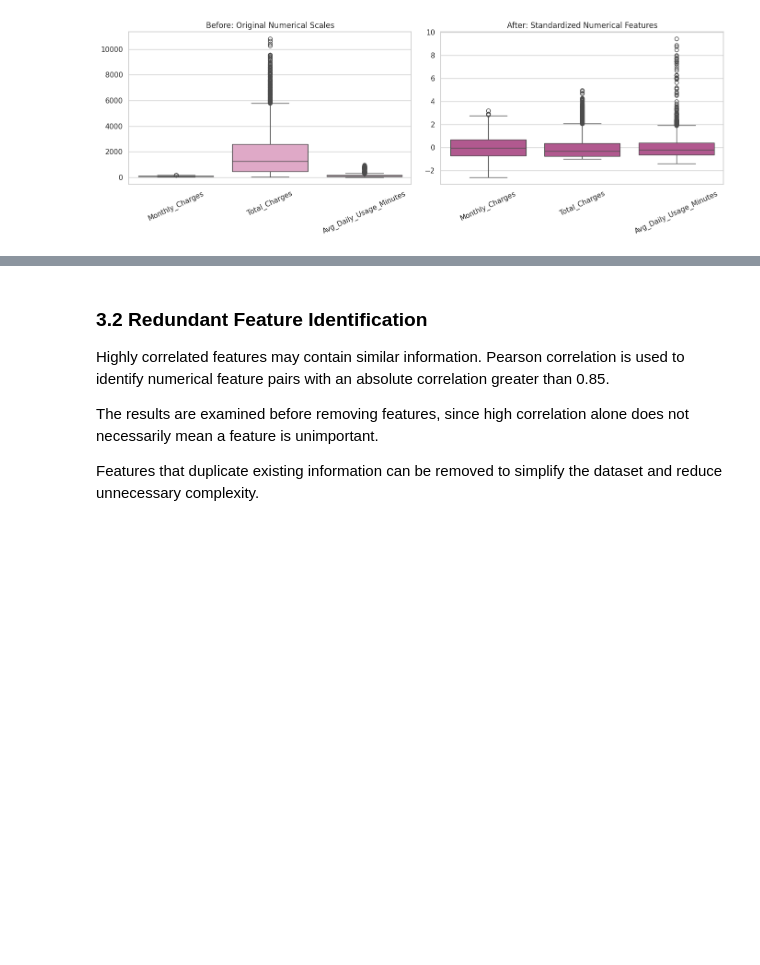
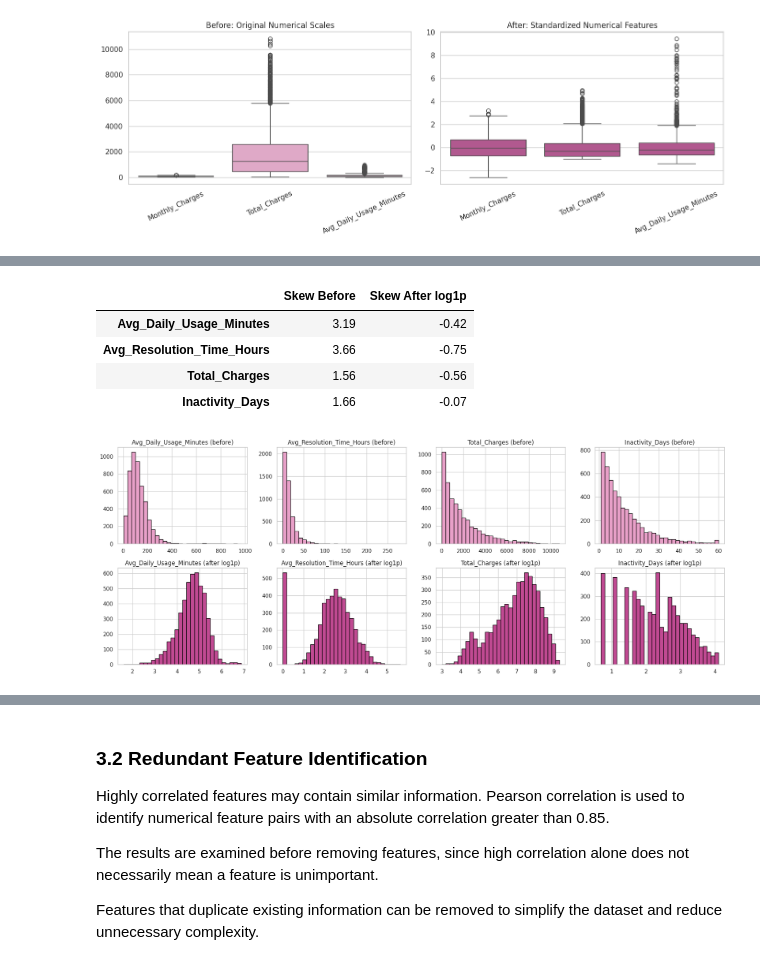
Before and after one commit to 2026em1100040-pixel/Riddhi_bhatt_FE_assignment1, a Jupyter notebook: Riddhi_Bhatt_FE_Assignment1.ipynb, the cells around one changed output, grey strips where cells are left out. Cells and saved outputs as stored; diff of their text form; code cells hidden in the pictures; blank space fills up the shorter version.

```diff
--- a/Riddhi_Bhatt_FE_Assignment1.ipynb
+++ b/Riddhi_Bhatt_FE_Assignment1.ipynb
@@ -907,0 +863,31 @@ Dataset with new features: (5000, 35)
+# %%
+# Skewness before and after log1p transformation
+log_cols = [
+    "Avg_Daily_Usage_Minutes",
+    "Avg_Resolution_Time_Hours",
+    "Total_Charges",
+    "Inactivity_Days"
+]
+
+skew_check = pd.DataFrame({
+    "Skew Before": df[log_cols].skew(),
+    "Skew After log1p": np.log1p(df[log_cols]).skew()
+}).round(2)
+
+display(skew_check)
+
+fig, axes = plt.subplots(2, 4, figsize=(18, 7))
+for i, col in enumerate(log_cols):
+    axes[0, i].hist(df[col].dropna(), bins=30, color="#E8A0C8", edgecolor="black")
+    axes[0, i].set_title(f"{col} (before)")
+    axes[1, i].hist(np.log1p(df[col].dropna()), bins=30, color="#C04A92", edgecolor="black")
+    axes[1, i].set_title(f"{col} (after log1p)")
+plt.tight_layout()
+plt.show()
+# %% [output]
+|  | Skew Before | Skew After log1p |
+| Avg_Daily_Usage_Minutes | 3.19 | -0.42 |
+| Avg_Resolution_Time_Hours | 3.66 | -0.75 |
+| Total_Charges | 1.56 | -0.56 |
+| Inactivity_Days | 1.66 | -0.07 |
+[figure, added]
```
Also changed, not shown: parts of 16 cells of this notebook, 1 other file.
